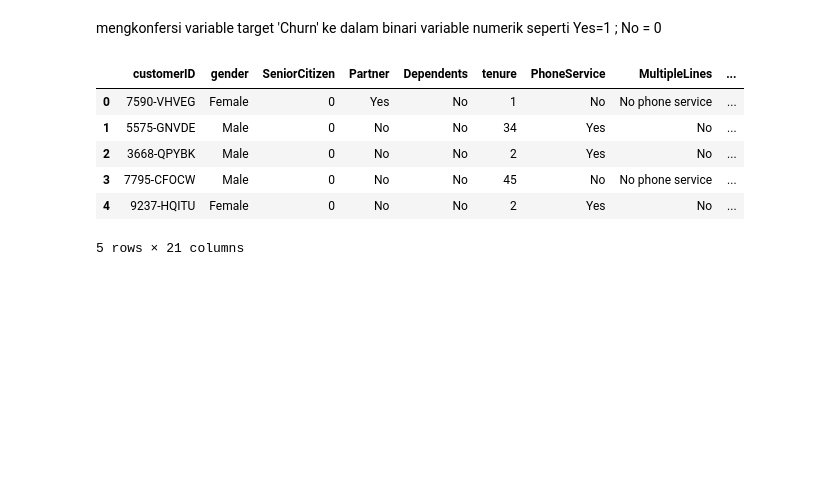
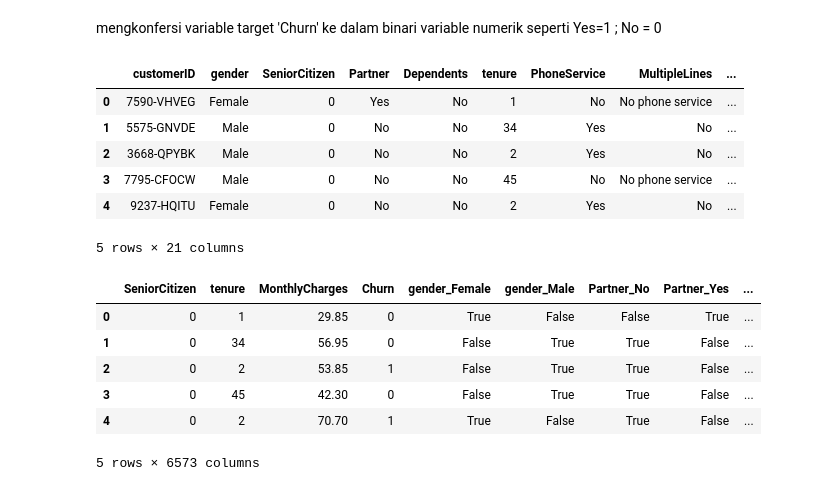
Before and after one commit to cevinpratama/MachineLearning, a Jupyter notebook: Classification/Churn_analysis/main.ipynb, the cells around one changed output. Saved outputs shown, nothing was run; the diff lists cells and outputs as text; code cells hidden in the pictures; blank space fills up the shorter version.

```diff
--- a/Classification/Churn_analysis/main.ipynb
+++ b/Classification/Churn_analysis/main.ipynb
@@ -269,3 +269,14 @@ dfcopy.head()
 | 3 | 7795-CFOCW | Male | 0 | No | No | 45 | No | No phone service | ... |
 | 4 | 9237-HQITU | Female | 0 | No | No | 2 | Yes | No | ... |
 5 rows × 21 columns
+# %%
+df_dummies = pd.get_dummies(dfcopy)
+df_dummies.head()
+# %% [output]
+|  | SeniorCitizen | tenure | MonthlyCharges | Churn | gender_Female | gender_Male | Partner_No | Partner_Yes | ... |
+| 0 | 0 | 1 | 29.85 | 0 | True | False | False | True | ... |
+| 1 | 0 | 34 | 56.95 | 0 | False | True | True | False | ... |
+| 2 | 0 | 2 | 53.85 | 1 | False | True | True | False | ... |
+| 3 | 0 | 45 | 42.30 | 0 | False | True | True | False | ... |
+| 4 | 0 | 2 | 70.70 | 1 | True | False | True | False | ... |
+5 rows × 6573 columns
```
